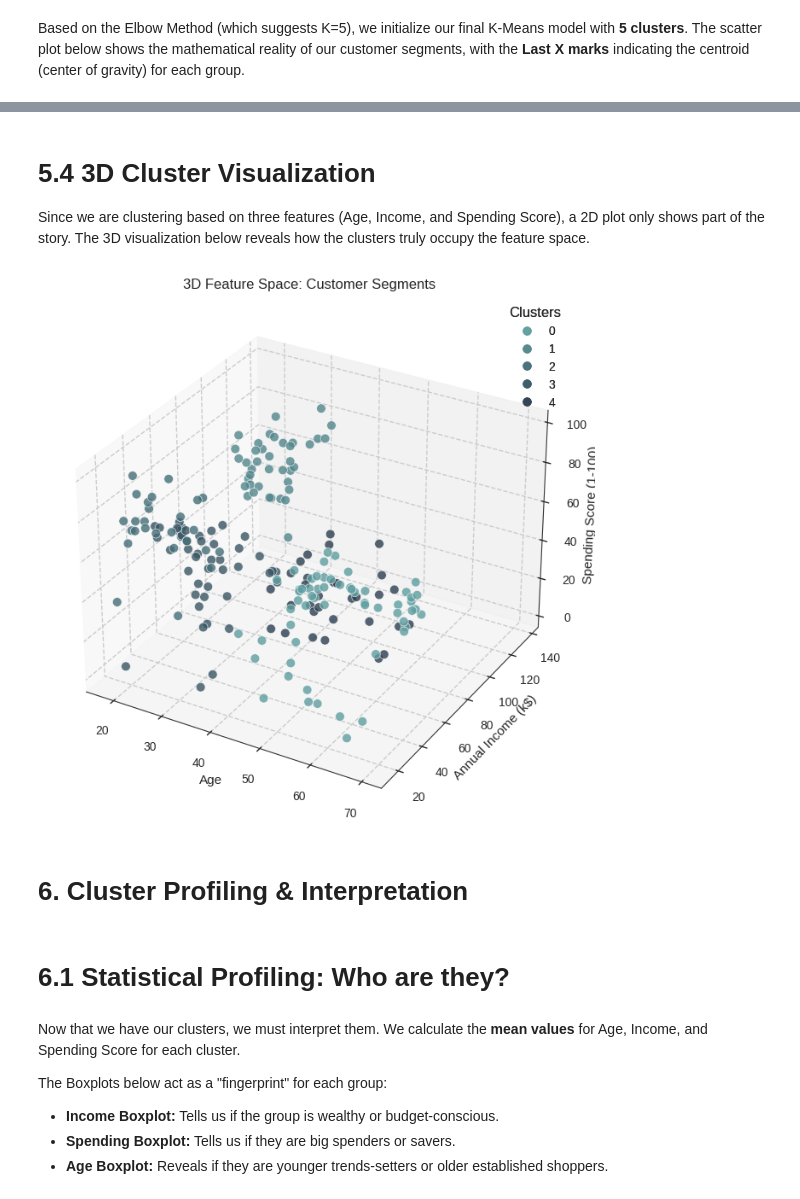
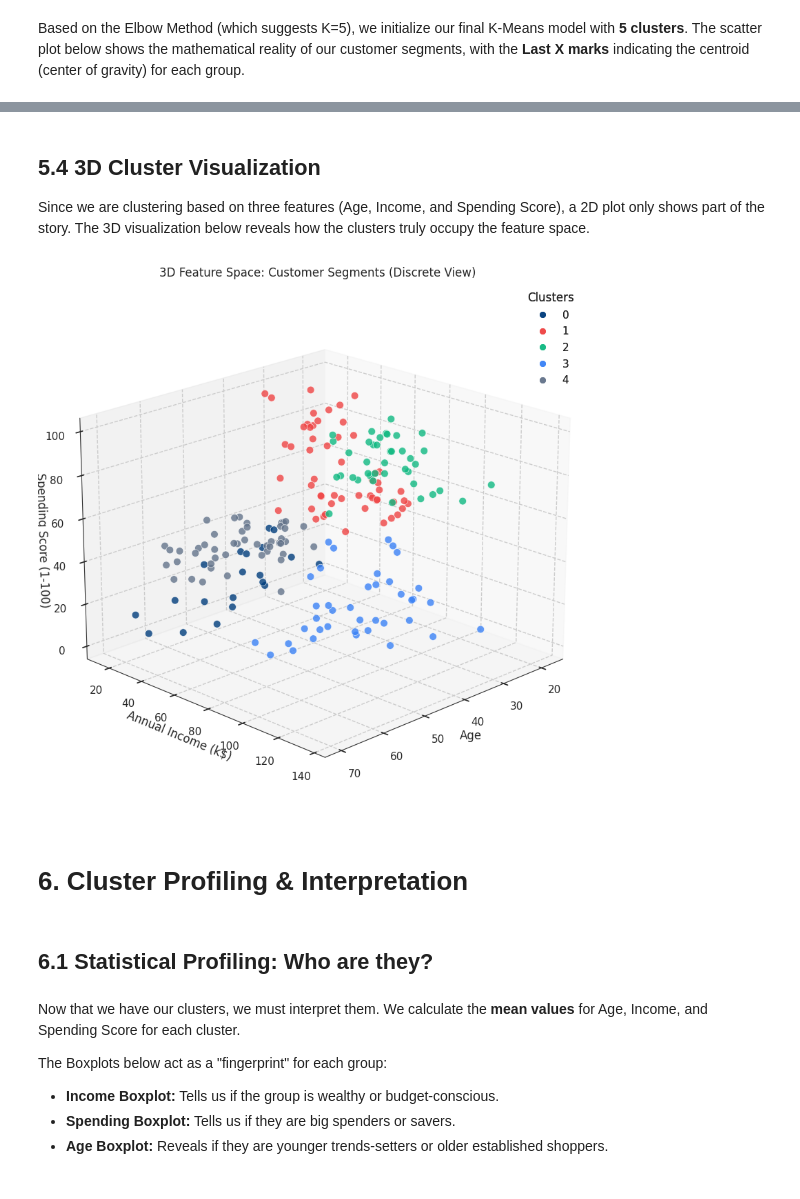
Before and after one commit to leondgarse/msi5102_group_project, a Jupyter notebook: customer-segmentation-eda-k-means-dbscan.ipynb, the cells around one changed output, grey strips where cells are left out. Cells and saved outputs as stored; diff of their text form; code cells hidden in the pictures.

```diff
--- a/customer-segmentation-eda-k-means-dbscan.ipynb
+++ b/customer-segmentation-eda-k-means-dbscan.ipynb
@@ -478,5 +485,5 @@ Finding the right $K$ is a classic trade-off between mathematical precision and
 # %%
-model = KMeans(random_state=42)
+model = KMeans(random_state=42, n_init=10)
 visualizer = KElbowVisualizer(model, k=(2,12), timings=False)
 
 plt.figure(figsize=(10, 6))
@@ -520,3 +534,21 @@ K=6: 0.4311
 [ Architectural Rigor ]
 Stability Check: Clusters remain consistent across different random_states,
 confirming that the data naturally segregates into these 5 distinct tribes.
+# %%
+# Create a side-by-side comparison for K=5 and K=6
+fig, (ax1, ax2) = plt.subplots(1, 2, figsize=(20, 8))
+
+# Silhouette Plot for K=5
+model_5 = KMeans(n_clusters=5, random_state=42)
+visualizer5 = SilhouetteVisualizer(model_5, colors=teal_corporate_palette, ax=ax1)
+visualizer5.fit(X_scaled)
+ax1.set_title("Silhouette Plot (K=5)", fontsize=15)
+
+# Silhouette Plot for K=6
+model_6 = KMeans(n_clusters=6, random_state=42)
+visualizer6 = SilhouetteVisualizer(model_6, colors=teal_corporate_palette, ax=ax2)
+visualizer6.fit(X_scaled)
+ax2.set_title("Silhouette Plot (K=6)", fontsize=15)
+
+plt.tight_layout()
+visualizer5.show()
@@ -547,35 +607,41 @@ plt.show()
 # %% [markdown]
-# 5.4 3D Cluster Visualization
+## 5.4 3D Cluster Visualization
 
 Since we are clustering based on three features (Age, Income, and Spending Score), a 2D plot only shows part of the story. The 3D visualization below reveals how the clusters truly occupy the feature space.
 # %%
-fig = plt.figure(figsize=(12, 8))
+from matplotlib.colors import ListedColormap
+
+# Use the 'Modern Insight' palette for high-contrast discrete colors
+# This ensures Cluster 0 and 3 are visually distinct
+custom_cmap = ListedColormap(teal_corporate_palette)
+
+fig = plt.figure(figsize=(12, 10))
 ax = fig.add_subplot(111, projection='3d')
 
-# Custom colormap based on Corporate Teal
-from matplotlib.colors import LinearSegmentedColormap
-teal_map = LinearSegmentedColormap.from_list("corporate_teal", [teal_corporate_palette[0], teal_corporate_palette[4]])
+# Scatter plot using the discrete cmap
+scatter = ax.scatter(df['Age'], df['Annual Income (k$)'], df['Spending Score (1-100)'],
+                     c=df['Cluster'], cmap=custom_cmap,
+                     s=60, edgecolors='white', alpha=0.8, linewidth=0.5)
 
-# Scatter plot
-scatter = ax.scatter(df['Age'], df['Annual Income (k$)'], df['Spending Score (1-100)'],
-                     c=df['Cluster'], cmap=teal_map, s=60, edgecolors='white', alpha=0.8, linewidth=0.5)
-
-# Labels
+# Labels & Aesthetics
 ax.set_xlabel('Age')
 ax.set_ylabel('Annual Income (k$)')
 ax.set_zlabel('Spending Score (1-100)')
-ax.set_title('3D Feature Space: Customer Segments')
+ax.set_title('3D Feature Space: Customer Segments (Discrete View)')
 
-# Legend
+# Legend - this will now show the 5 distinct colors correctly
 legend1 = ax.legend(*scatter.legend_elements(), title="Clusters")
 ax.add_artist(legend1)
+
+# Improve 3D perspective to see the Age separation
+ax.view_init(elev=20, azim=45)
 plt.show()
 # %% [output]
-[figure, old version]
+[figure, new version]
 # %% [markdown]
 # 6. Cluster Profiling & Interpretation
 # %% [markdown]
-# 6.1 Statistical Profiling: Who are they?
+## 6.1 Statistical Profiling: Who are they?
 # %% [markdown]
 Now that we have our clusters, we must interpret them. We calculate the **mean values** for Age, Income, and Spending Score for each cluster.
 
```
Also changed, not shown: parts of 59 cells of this notebook, 1 other file.
